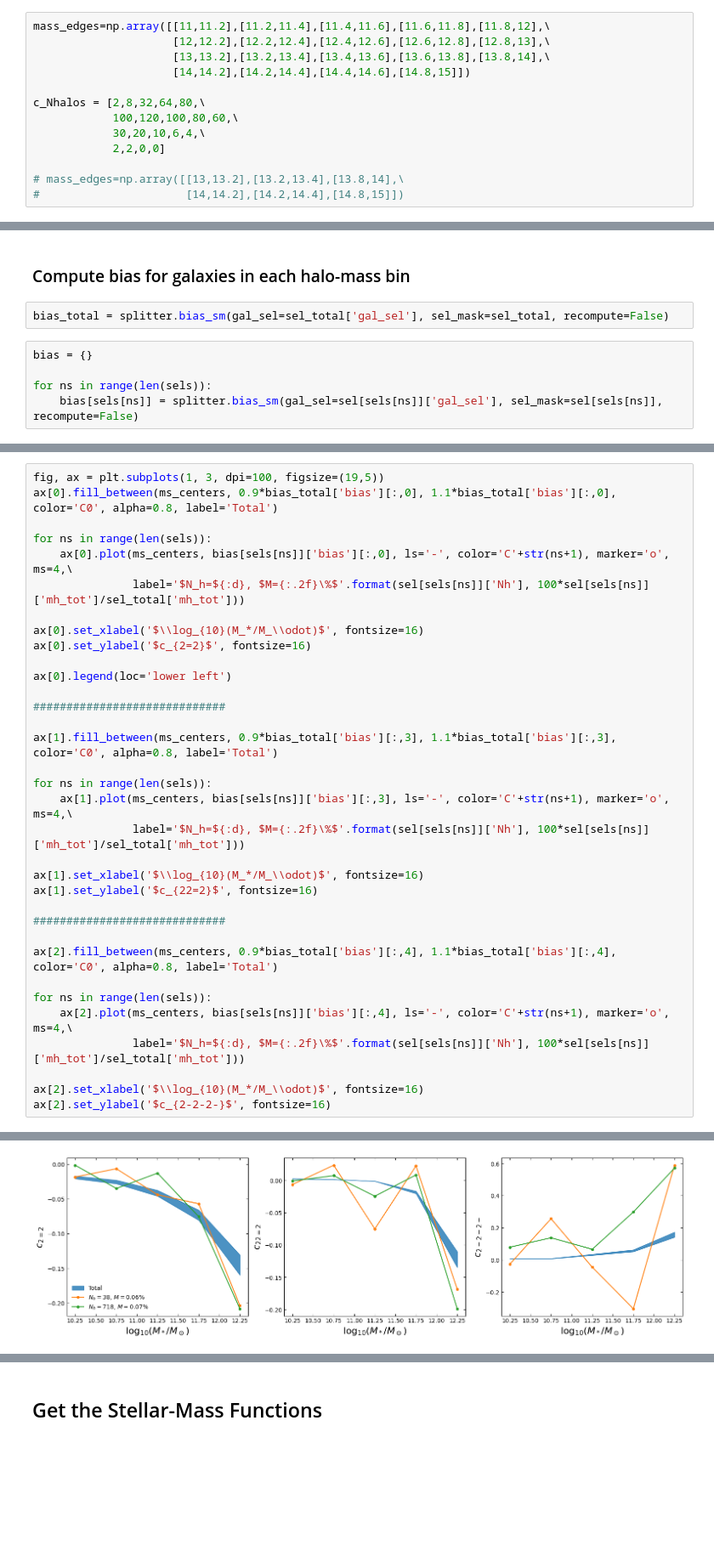
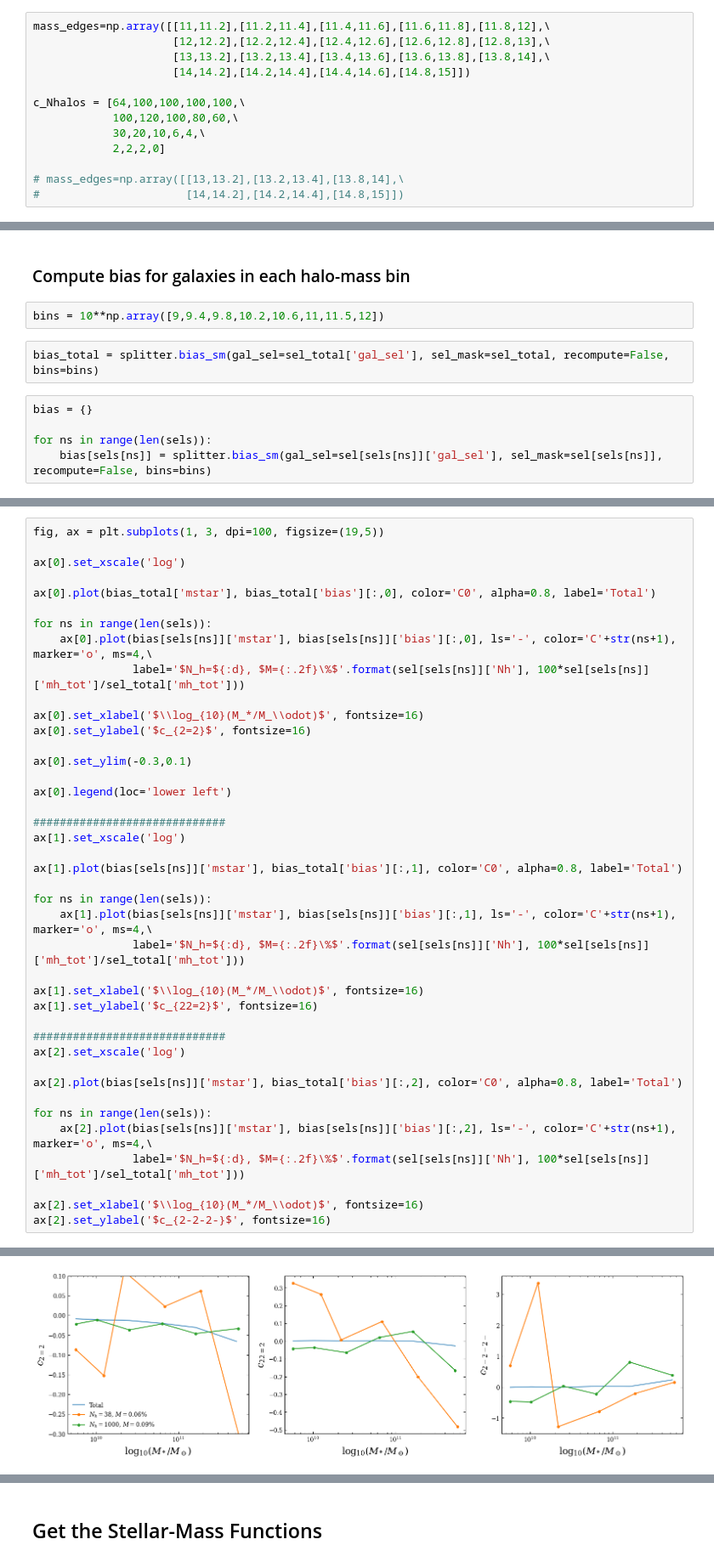
Before and after one commit to fgmaion/MTNG-resims, a Jupyter notebook: Notebooks/estimate_halo_number.ipynb, the cells around one changed output, grey strips where cells are left out. Shown at 85% size. Drawn from its saved outputs; the diff is of its cells as text; blank space fills up the shorter version.

```diff
--- a/Notebooks/estimate_halo_number.ipynb
+++ b/Notebooks/estimate_halo_number.ipynb
@@ -46,10 +51,10 @@ mass_edges=np.array([[11,11.2],[11.2,11.4],[11.4,11.6],[11.6,11.8],[11.8,12],\
                      [13,13.2],[13.2,13.4],[13.4,13.6],[13.6,13.8],[13.8,14],\
                      [14,14.2],[14.2,14.4],[14.4,14.6],[14.8,15]])
 
-c_Nhalos = [2,8,32,64,80,\
+c_Nhalos = [64,100,100,100,100,\
             100,120,100,80,60,\
             30,20,10,6,4,\
-            2,2,0,0]
+            2,2,2,0]
 
 # mass_edges=np.array([[13,13.2],[13.2,13.4],[13.8,14],\
 #                      [14,14.2],[14.2,14.4],[14.8,15]])
@@ -152,9 +156,11 @@ Text(0, 0.5, '$N_{\\mathrm{sel}}/N_{T}$')
 # %% [markdown]
 ### Compute bias for galaxies in each halo-mass bin
+# %%
+bins = 10**np.array([9,9.4,9.8,10.2,10.6,11,11.5,12])
 # %%
-bias_total = splitter.bias_sm(gal_sel=sel_total['gal_sel'], sel_mask=sel_total, recompute=False)
+bias_total = splitter.bias_sm(gal_sel=sel_total['gal_sel'], sel_mask=sel_total, recompute=False, bins=bins)
 # %%
 bias = {}
 
 for ns in range(len(sels)):
-    bias[sels[ns]] = splitter.bias_sm(gal_sel=sel[sels[ns]]['gal_sel'], sel_mask=sel[sels[ns]], recompute=False)
+    bias[sels[ns]] = splitter.bias_sm(gal_sel=sel[sels[ns]]['gal_sel'], sel_mask=sel[sels[ns]], recompute=False, bins=bins)
@@ -165,37 +167,44 @@ ms_centers = 0.5 * ( ms_edges[1:] + ms_edges[:-1] )
 # %%
 fig, ax = plt.subplots(1, 3, dpi=100, figsize=(19,5))
-ax[0].fill_between(ms_centers, 0.9*bias_total['bias'][:,0], 1.1*bias_total['bias'][:,0], color='C0', alpha=0.8, label='Total')
+
+ax[0].set_xscale('log')
+
+ax[0].plot(bias_total['mstar'], bias_total['bias'][:,0], color='C0', alpha=0.8, label='Total')
 
 for ns in range(len(sels)):
-    ax[0].plot(ms_centers, bias[sels[ns]]['bias'][:,0], ls='-', color='C'+str(ns+1), marker='o', ms=4,\
+    ax[0].plot(bias[sels[ns]]['mstar'], bias[sels[ns]]['bias'][:,0], ls='-', color='C'+str(ns+1), marker='o', ms=4,\
                label='$N_h=${:d}, $M={:.2f}\%$'.format(sel[sels[ns]]['Nh'], 100*sel[sels[ns]]['mh_tot']/sel_total['mh_tot']))
 
 ax[0].set_xlabel('$\\log_{10}(M_*/M_\\odot)$', fontsize=16)
 ax[0].set_ylabel('$c_{2=2}$', fontsize=16)
 
+ax[0].set_ylim(-0.3,0.1)
+
 ax[0].legend(loc='lower left')
 
 #############################
+ax[1].set_xscale('log')
 
-ax[1].fill_between(ms_centers, 0.9*bias_total['bias'][:,3], 1.1*bias_total['bias'][:,3], color='C0', alpha=0.8, label='Total')
+ax[1].plot(bias[sels[ns]]['mstar'], bias_total['bias'][:,1], color='C0', alpha=0.8, label='Total')
 
 for ns in range(len(sels)):
-    ax[1].plot(ms_centers, bias[sels[ns]]['bias'][:,3], ls='-', color='C'+str(ns+1), marker='o', ms=4,\
+    ax[1].plot(bias[sels[ns]]['mstar'], bias[sels[ns]]['bias'][:,1], ls='-', color='C'+str(ns+1), marker='o', ms=4,\
                label='$N_h=${:d}, $M={:.2f}\%$'.format(sel[sels[ns]]['Nh'], 100*sel[sels[ns]]['mh_tot']/sel_total['mh_tot']))
 
 ax[1].set_xlabel('$\\log_{10}(M_*/M_\\odot)$', fontsize=16)
 ax[1].set_ylabel('$c_{22=2}$', fontsize=16)
 
 #############################
+ax[2].set_xscale('log')
 
-ax[2].fill_between(ms_centers, 0.9*bias_total['bias'][:,4], 1.1*bias_total['bias'][:,4], color='C0', alpha=0.8, label='Total')
+ax[2].plot(bias[sels[ns]]['mstar'], bias_total['bias'][:,2], color='C0', alpha=0.8, label='Total')
 
 for ns in range(len(sels)):
-    ax[2].plot(ms_centers, bias[sels[ns]]['bias'][:,4], ls='-', color='C'+str(ns+1), marker='o', ms=4,\
+    ax[2].plot(bias[sels[ns]]['mstar'], bias[sels[ns]]['bias'][:,2], ls='-', color='C'+str(ns+1), marker='o', ms=4,\
                label='$N_h=${:d}, $M={:.2f}\%$'.format(sel[sels[ns]]['Nh'], 100*sel[sels[ns]]['mh_tot']/sel_total['mh_tot']))
 
 ax[2].set_xlabel('$\\log_{10}(M_*/M_\\odot)$', fontsize=16)
 ax[2].set_ylabel('$c_{2-2-2-}$', fontsize=16)
 # %% [output]
 Text(0, 0.5, '$c_{2-2-2-}$')
-[figure, old version]
+[figure, new version]
```
Also changed, not shown: parts of 15 cells of this notebook.
